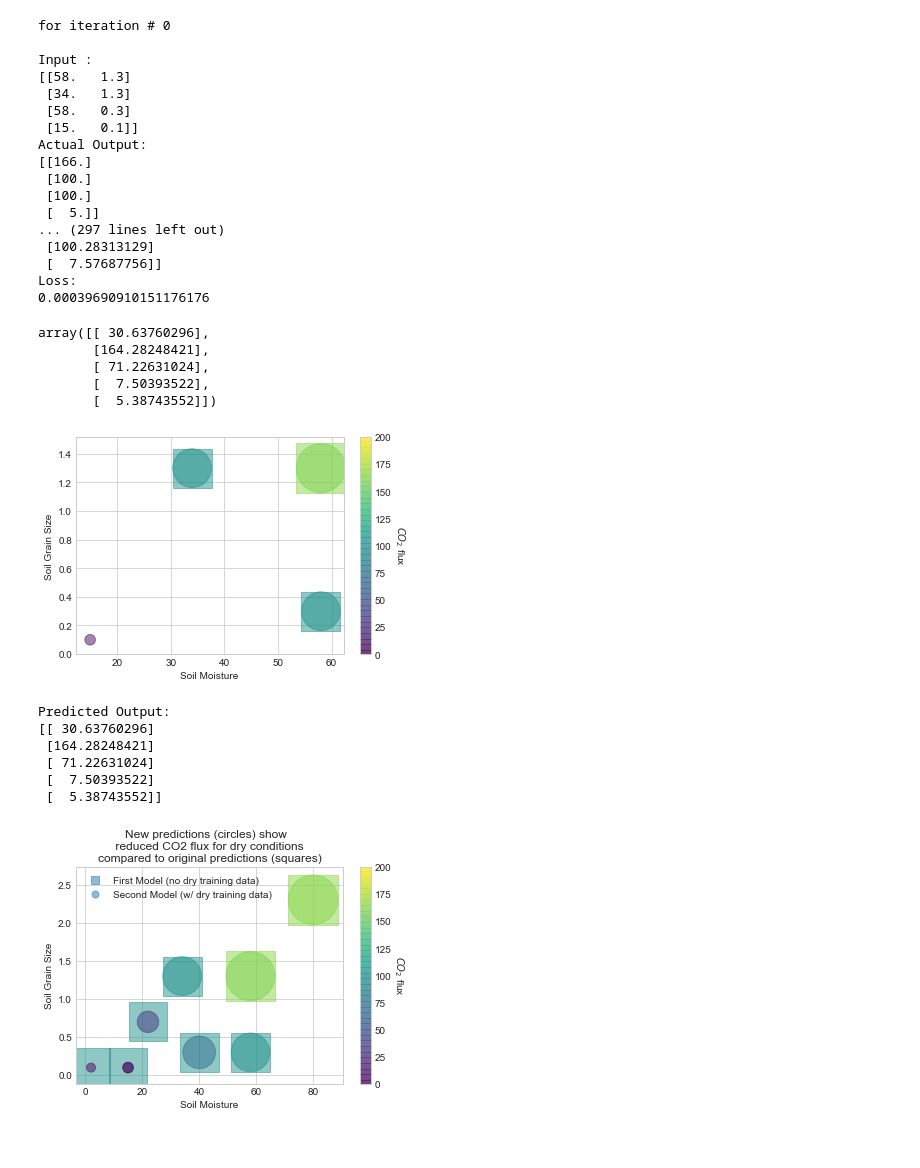
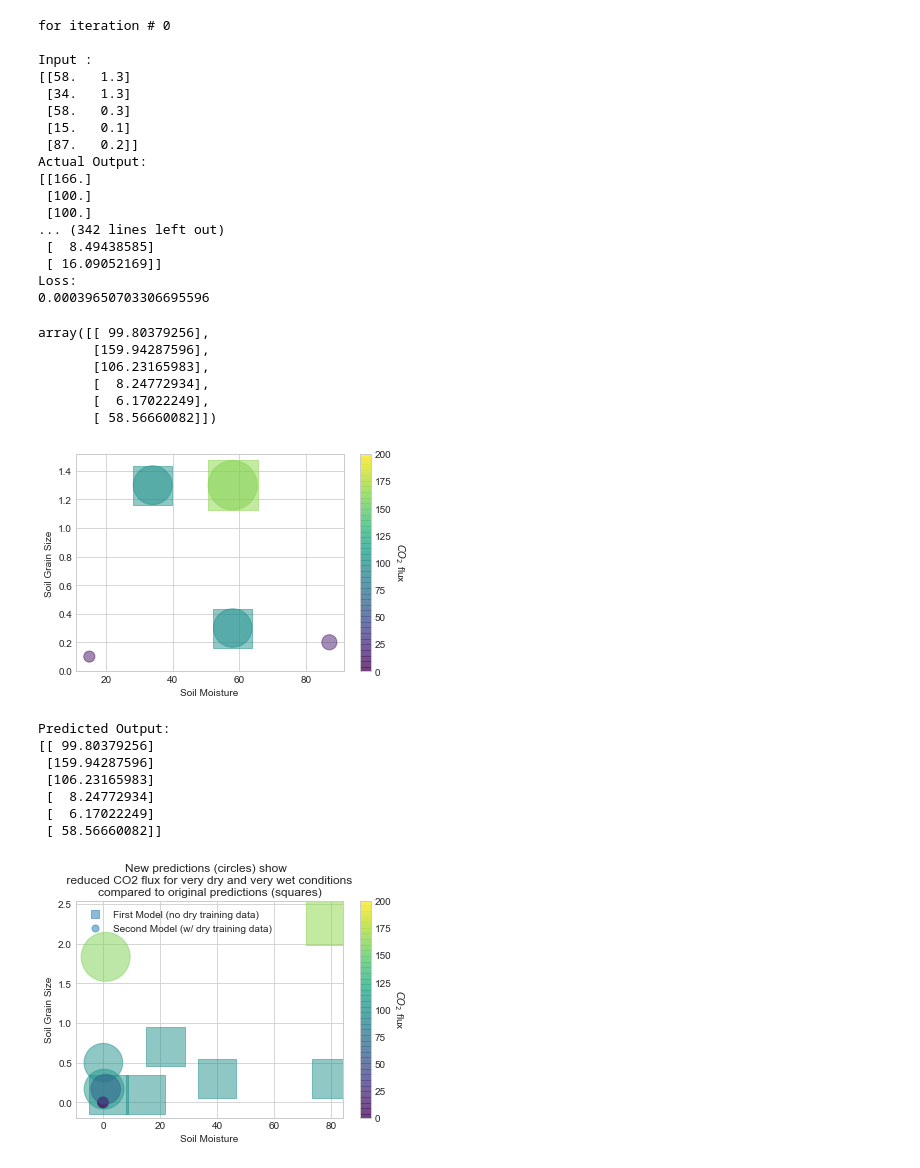
Before and after one commit to ypshiga/Neural_tutorial, a Jupyter notebook: NN_tutorial.ipynb, the cells around one changed output. Drawn from its saved outputs; the diff is of its cells as text; code cells hidden in the pictures.

```diff
--- a/NN_tutorial.ipynb
+++ b/NN_tutorial.ipynb
@@ -112,12 +150,13 @@ pred = scaler_y.inverse_transform(NN.feedforward())
 # %%
 # Scatter Plot of features and predictions
-X_orig = scaler_x.inverse_transform(X)
-plt.scatter(X_orig[:,0], X_orig[:,1], alpha=1,
-            s=15*pred, c=pred[:,0],  cmap='viridis',marker ='s')
+X_all = scaler_x.inverse_transform(X_test)
+pred_all = pred_test
+plt.scatter(X_all[:,0], X_all[:,1], alpha=1,
+            s=15*pred_all, c=pred_all[:,0],  cmap='viridis',marker ='s')
 plt.xlabel('Soil Moisture')
 plt.ylabel('Soil Grain Size');
 plt.clim(0, 200)
-cbar = plt.colorbar()  # show color scale
+cbar = plt.colorbar();  # show color scale
 cbar.ax.get_yaxis().labelpad = 15
 cbar.ax.set_ylabel('$CO_{2}$ flux', rotation=270);
 # %% [output]
@@ -144,12 +163,0 @@ Predicted Output:
-# %%
-# Scatter Plot of features and predictions
-X_all = scaler_x.inverse_transform(np.concatenate((X,X_test), axis=0))
-pred_all = np.concatenate((pred,pred_test), axis=0)
-plt.scatter(X_all[:,0], X_all[:,1], alpha=1,
-            s=15*pred_all, c=pred_all[:,0],  cmap='viridis',marker ='s')
-plt.xlabel('Soil Moisture')
-plt.ylabel('Soil Grain Size');
-plt.clim(0, 200)
-cbar = plt.colorbar();  # show color scale
-cbar.ax.get_yaxis().labelpad = 15
-cbar.ax.set_ylabel('$CO_{2}$ flux', rotation=270);
@@ -158,10 +164,11 @@ cbar.ax.set_ylabel('$CO_{2}$ flux', rotation=270);
 # %%
 # In second "training" set we now have a very dry sample with very small soil grains
-# (think desert) which we see greatly reduced co2 flux
+# (think desert) which we see greatly reduced co2 flux and
+# a really wet sample that also has low co2 flux
 
 # Each row is a training example, each column is a feature  [X1, X2, X3]
-X=np.array(([58,1.3],[34,1.3],[58,.3],[15,.1]), dtype=float)
-y=np.array(([166],[100],[100],[5]), dtype=float)
+X=np.array(([58,1.3],[34,1.3],[58,.3],[15,.1],[87,.2]), dtype=float)
+y=np.array(([166],[100],[100],[5],[12]), dtype=float)
 
 
 # Need to normalize data (transform the data between 0 and 1)
@@ -183,7 +190,7 @@ for i in range(1500): # trains the NN 1,000 times
     NN.train(X, y,1)
 
 
-X_test=np.array(([22,.7],[80,2.3],[40,.3],[15,.1],[2,.1]), dtype=float)
+X_test=np.array(([22,.7],[80,2.3],[40,.3],[15,.1],[2,.1],[80,.3]), dtype=float)
 X_test= scaler_x.transform(X_test)
 scaler_test = preprocessing.MinMaxScaler(feature_range=(0, 1))
 scaler_test.min_,scaler_test.scale_ = scaler_y.min_[0],scaler_y.scale_[0]
@@ -195,22 +202,23 @@ Input :
 [[58.   1.3]
  [34.   1.3]
  [58.   0.3]
- [15.   0.1]]
+ [15.   0.1]
+ [87.   0.2]]
 Actual Output:
 [[166.]
  [100.]
  [100.]
- [  5.]]
-... (297 lines left out)
- [100.28313129]
- [  7.57687756]]
+... (342 lines left out)
+ [  8.49438585]
+ [ 16.09052169]]
 Loss:
-0.00039690910151176176
+0.00039650703306695596
-array([[ 30.63760296],
-       [164.28248421],
-       [ 71.22631024],
-       [  7.50393522],
-       [  5.38743552]])
+array([[ 99.80379256],
+       [159.94287596],
+       [106.23165983],
+       [  8.24772934],
+       [  6.17022249],
+       [ 58.56660082]])
 # %%
 # save predicted values
 pred_2 = scaler_y.inverse_transform(NN.feedforward())
@@ -230,11 +238,11 @@ cbar = plt.colorbar()  # show color scale
 cbar.ax.get_yaxis().labelpad = 15
 cbar.ax.set_ylabel('$CO_{2}$ flux', rotation=270);
 # %% [output]
-[figure, old version]
+[figure, new version]
 # %%
 # Testing out of sample "locations"
+X_test=np.array(([22,.7],[80,2.3],[40,.3],[15,.1],[2,.1],[80,.3]), dtype=float)
 
-X_test=np.array(([22,.7],[80,2.3],[40,.3],[15,.1],[2,.1]), dtype=float)
 # Need to normalize data (transform the data between 0 and 1)
 X_test= scaler_x.transform(X_test)
 # Need to back transform results using original transformation settings
@@ -246,37 +254,38 @@ pred_test_2 = scaler_test.inverse_transform(NN.test(X_test))
 print ("Predicted Output: \n" + str(pred_test_2))
 # %% [output]
 Predicted Output:
-[[ 30.63760296]
- [164.28248421]
- [ 71.22631024]
- [  7.50393522]
- [  5.38743552]]
+[[ 99.80379256]
+ [159.94287596]
+ [106.23165983]
+ [  8.24772934]
+ [  6.17022249]
+ [ 58.56660082]]
 # %%
 # Scatter Plot of features and predictions
-X_all_2 = scaler_x.inverse_transform(np.concatenate((X,X_test), axis=0))
-pred_all_2 = np.concatenate((pred_2,pred_test_2), axis=0)
+X_all_2 = X_test
+pred_all_2 = pred_test_2
 
 fig, ax = plt.subplots()
 orig=plt.scatter(X_all[:,0], X_all[:,1], alpha=0.5,
             s=15*pred_all, c=pred_all[:,0],  cmap='viridis',marker ='s')
 plt.clim(0, 200)
 orig_2=plt.scatter(X_all_2[:,0], X_all_2[:,1], alpha=0.5,
             s=15*pred_all_2, c=pred_all_2[:,0],  cmap='viridis',marker ='o')
 lgnd=plt.legend((orig,orig_2),('First Model (no dry training data)','Second Model (w/ dry training data)'),
            scatterpoints=1,
            loc='upper left',
            ncol=1,
            fontsize=10)
 lgnd.legendHandles[0]._sizes = [50]
 lgnd.legendHandles[1]._sizes = [50]
 
 plt.xlabel('Soil Moisture')
 plt.ylabel('Soil Grain Size');
 plt.clim(0, 200)
 cbar = plt.colorbar();  # show color scale
 cbar.ax.get_yaxis().labelpad = 15
 cbar.ax.set_ylabel('$CO_{2}$ flux', rotation=270);
-ax.set_title('New predictions (circles) show  \n reduced CO2 flux for dry conditions \ncompared to original predictions (squares)')
+ax.set_title('New predictions (circles) show  \n reduced CO2 flux for very dry and very wet conditions \ncompared to original predictions (squares)')
 plt.show()
 # %% [output]
-[figure, old version]
+[figure, new version]
```
Also changed, not shown: parts of 6 cells of this notebook.
